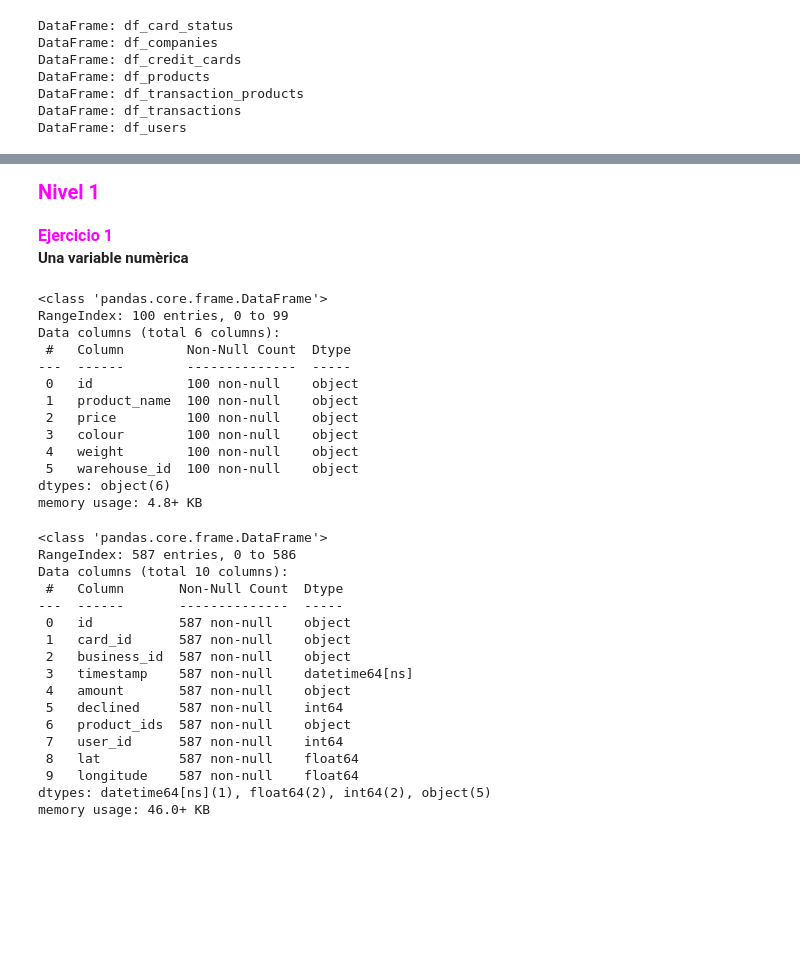
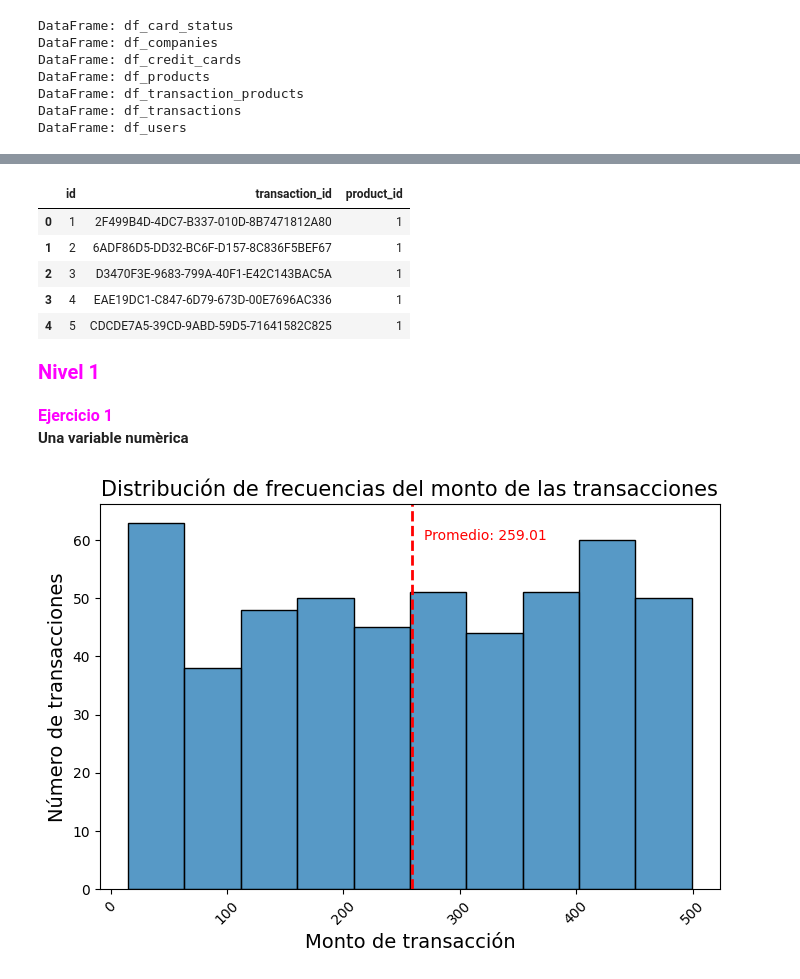
Before and after one commit to Nathalia-GM2912/Data_Analytics_2024, a Jupyter notebook: Sprint_8_Python/Sprint_8.01.ipynb, the cells around one changed output, grey strips where cells are left out. Drawn from its saved outputs; the diff is of its cells as text; code cells hidden in the pictures; blank space fills up the shorter version.

```diff
--- a/Sprint_8_Python/Sprint_8.01.ipynb
+++ b/Sprint_8_Python/Sprint_8.01.ipynb
@@ -114,3 +172,14 @@ DataFrame: df_users
+# %%
+# Primeras filas de 'transaction_products':
+
+df_transaction_products.head()
+# %% [output]
+|  | id | transaction_id | product_id |
+| 0 | 1 | 2F499B4D-4DC7-B337-010D-8B7471812A80 | 1 |
+| 1 | 2 | 6ADF86D5-DD32-BC6F-D157-8C836F5BEF67 | 1 |
+| 2 | 3 | D3470F3E-9683-799A-40F1-E42C143BAC5A | 1 |
+| 3 | 4 | EAE19DC1-C847-6D79-673D-00E7696AC336 | 1 |
+| 4 | 5 | CDCDE7A5-39CD-9ABD-59D5-71641582C825 | 1 |
 # %% [markdown]
 <div style="color: magenta; font-family: Arial; font-size: 20px; font-weight: bold;">
     Nivel 1
@@ -121,41 +190,22 @@ DataFrame: df_users
 </div>
 
 **Una variable numèrica**
-# %%
-# Resumen de la estructura de 'transactions':
-
-df_products.info()
-# %% [output]
-<class 'pandas.core.frame.DataFrame'>
-RangeIndex: 100 entries, 0 to 99
-Data columns (total 6 columns):
- #   Column        Non-Null Count  Dtype
----  ------        --------------  -----
- 0   id            100 non-null    object
- 1   product_name  100 non-null    object
- 2   price         100 non-null    object
- 3   colour        100 non-null    object
- 4   weight        100 non-null    object
- 5   warehouse_id  100 non-null    object
-dtypes: object(6)
-memory usage: 4.8+ KB
-# %%
-df_transactions.info()
-# %% [output]
-<class 'pandas.core.frame.DataFrame'>
-RangeIndex: 587 entries, 0 to 586
-Data columns (total 10 columns):
- #   Column       Non-Null Count  Dtype
----  ------       --------------  -----
- 0   id           587 non-null    object
- 1   card_id      587 non-null    object
- 2   business_id  587 non-null    object
- 3   timestamp    587 non-null    datetime64[ns]
- 4   amount       587 non-null    object
- 5   declined     587 non-null    int64
- 6   product_ids  587 non-null    object
- 7   user_id      587 non-null    int64
- 8   lat          587 non-null    float64
- 9   longitude    587 non-null    float64
-dtypes: datetime64[ns](1), float64(2), int64(2), object(5)
-memory usage: 46.0+ KB
+# %%
+
+df_histogram = df_transactions[df_transactions['declined'] == 0]
+amount = df_histogram['amount']
+
+plt.figure(figsize=(8, 5))
+sns.histplot(data=amount)
+
+plt.title("Distribución de frecuencias del monto de las transacciones", fontsize=15)
+plt.xlabel('Monto de transacción', fontsize=14)
+plt.ylabel('Número de transacciones', fontsize=14)
+mean_value = amount.mean()
+plt.axvline(mean_value, color='red', linestyle='--', linewidth=2)
+plt.text(mean_value + 10, 60, f'Promedio: {mean_value:.2f}', color='red')
+plt.xticks(rotation=45, ha='center')
+
+plt.show()
+# %% [output]
+[figure, added]
```
Also changed, not shown: parts of 7 cells of this notebook.
